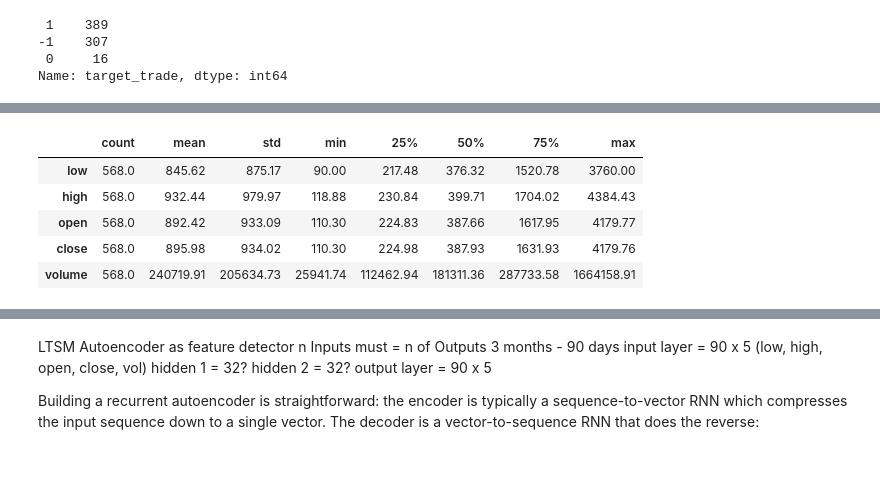
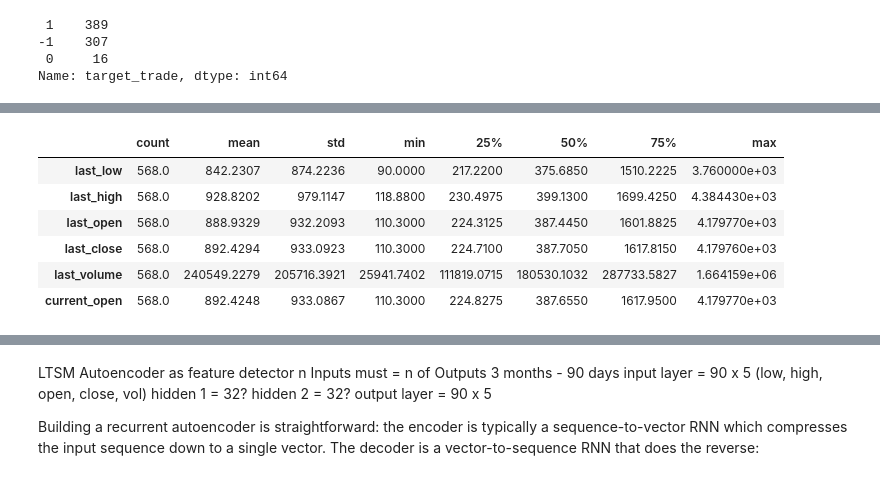
Before and after one commit to lohs/crypto-drl, a Jupyter notebook: neural_network/deep-learning.ipynb, the cells around one changed output, grey strips where cells are left out. Drawn from its saved outputs; the diff is of its cells as text; code cells hidden in the pictures.

```diff
--- a/neural_network/deep-learning.ipynb
+++ b/neural_network/deep-learning.ipynb
@@ -109,11 +90,25 @@ pruned_df.to_csv('labeled_daily_eth_pruned.csv', header=True, index=False, mode=
 # %%
 slippage.describe()
-# %%
-# split 80% training 20% test
-m_samples = len(daily_eth)
-m_train = int(m_samples * .8)
-X_train = daily_eth.iloc[1:m_train , 1:]
-#X_valid = daily_eth.iloc[m_train:, 1:]
+# %%
+def partition(feature_matrix, target_vector, t):
+    split = int(len(feature_matrix) * (1-t))
+
+    X_train = feature_matrix[:split]
+    X_test = feature_matrix[split:]
+
+    y_train = target_vector[:split]
+    y_test = target_vector[split:]
+
+    return X_train, X_test, y_train, y_test
+# %%
+feature_matrix = daily_eth.drop(columns=['time', 'target_close', 'target_trade', 'target_return', 'profit'])
+
+# target_close - regression
+# target_trade - classification {-1 : sell, 0: cash, 1: buy}
+target = daily_eth['target_trade']
+# %%
+# partition into 80% train, 20% test
+X_train, X_test, y_train, y_test = partition(feature_matrix, target, 0.2)
 # %%
 X_train.hist(figsize=(16, 16))
 # %% [output]
@@ -133,9 +128,10 @@ X_train.boxplot()
 # %%
-X_train.describe().T.round(2)
+X_train.describe().T.round(4)
 # %% [output]
 |  | count | mean | std | min | 25% | 50% | 75% | max |
-| low | 568.0 | 845.62 | 875.17 | 90.00 | 217.48 | 376.32 | 1520.78 | 3760.00 |
-| high | 568.0 | 932.44 | 979.97 | 118.88 | 230.84 | 399.71 | 1704.02 | 4384.43 |
-| open | 568.0 | 892.42 | 933.09 | 110.30 | 224.83 | 387.66 | 1617.95 | 4179.77 |
-| close | 568.0 | 895.98 | 934.02 | 110.30 | 224.98 | 387.93 | 1631.93 | 4179.76 |
-| volume | 568.0 | 240719.91 | 205634.73 | 25941.74 | 112462.94 | 181311.36 | 287733.58 | 1664158.91 |
+| last_low | 568.0 | 842.2307 | 874.2236 | 90.0000 | 217.2200 | 375.6850 | 1510.2225 | 3.760000e+03 |
+| last_high | 568.0 | 928.8202 | 979.1147 | 118.8800 | 230.4975 | 399.1300 | 1699.4250 | 4.384430e+03 |
+| last_open | 568.0 | 888.9329 | 932.2093 | 110.3000 | 224.3125 | 387.4450 | 1601.8825 | 4.179770e+03 |
+| last_close | 568.0 | 892.4294 | 933.0923 | 110.3000 | 224.7100 | 387.7050 | 1617.8150 | 4.179760e+03 |
+| last_volume | 568.0 | 240549.2279 | 205716.3921 | 25941.7402 | 111819.0715 | 180530.1032 | 287733.5827 | 1.664159e+06 |
+| current_open | 568.0 | 892.4248 | 933.0867 | 110.3000 | 224.8275 | 387.6550 | 1617.9500 | 4.179770e+03 |
```
Also changed, not shown: parts of 20 cells of this notebook.
